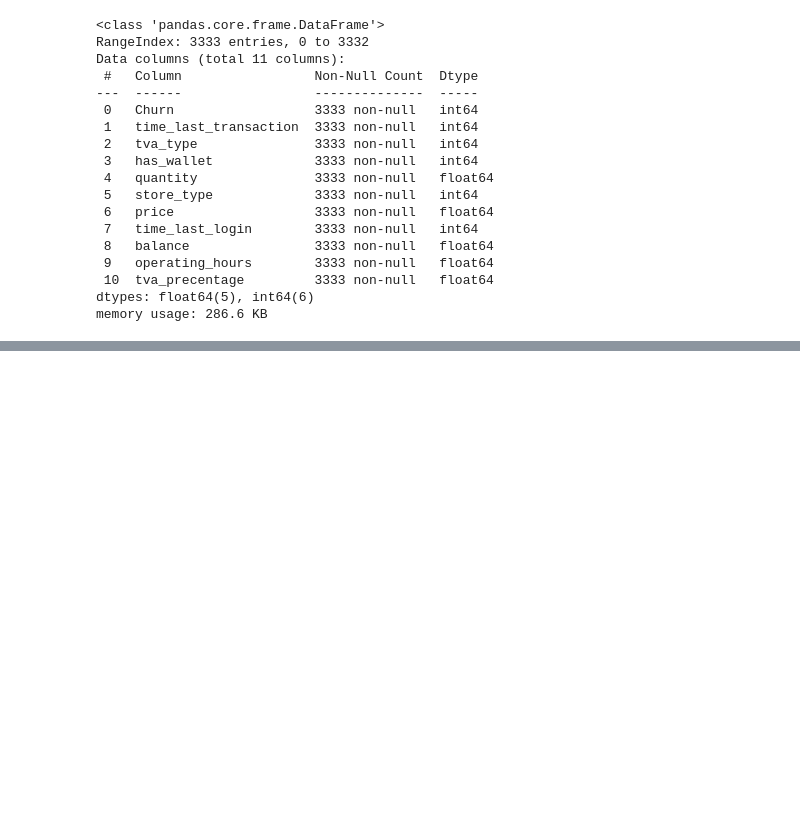
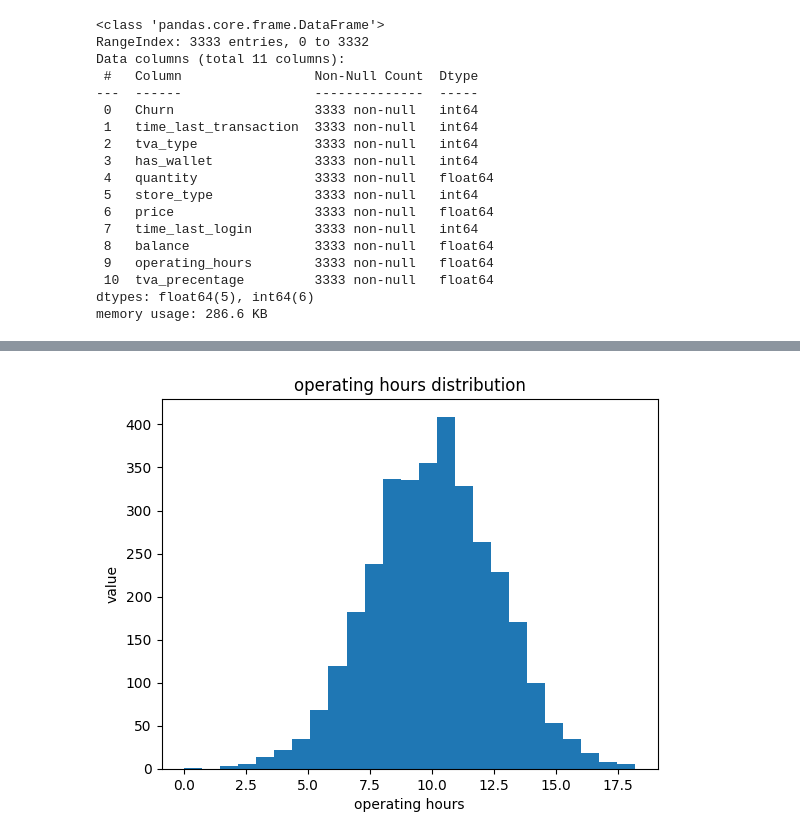
Before and after one commit to elmandili/loyalty-probability-prediction, a Jupyter notebook: train.ipynb, the cells around one changed output, grey strips where cells are left out. Saved outputs shown, nothing was run; the diff lists cells and outputs as text; code cells hidden in the pictures; blank space fills up the shorter version.

```diff
--- a/train.ipynb
+++ b/train.ipynb
@@ -224,0 +255,4 @@ plt.show()
+# %%
+plot_hist(df['operating_hours'], 'operating hours', 'operating hours distribution')
+# %% [output]
+[figure, added]
```
Also changed, not shown: parts of 36 cells of this notebook, 2 other files.
